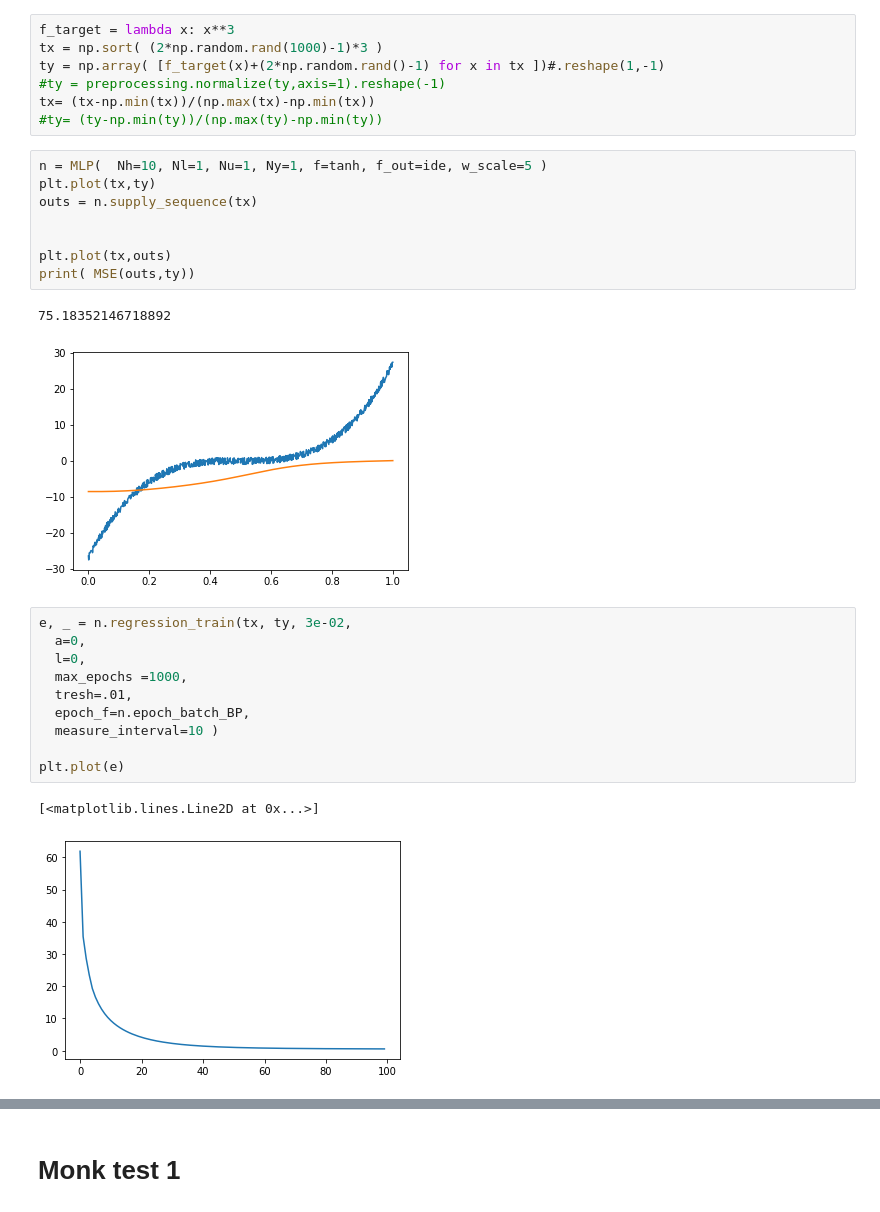
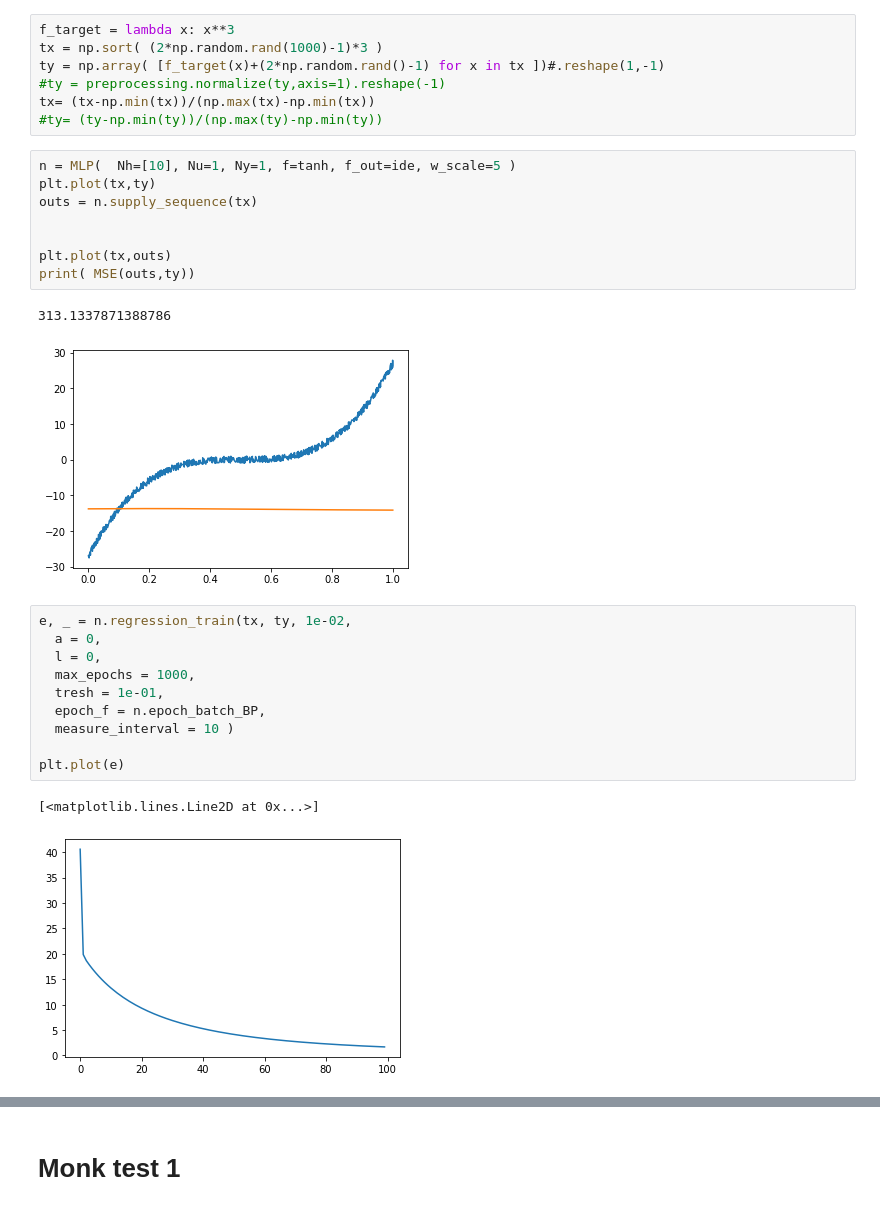
Before and after one commit to sd3ntato/ML-Project, a Jupyter notebook: MLP_Bias.ipynb, the cells around one changed output, grey strips where cells are left out. Drawn from its saved outputs; the diff is of its cells as text.

```diff
--- a/MLP_Bias.ipynb
+++ b/MLP_Bias.ipynb
@@ -15,7 +15,7 @@ ty = np.array( [f_target(x)+(2*np.random.rand()-1) for x in tx ])#.reshape(1,-1)
 tx= (tx-np.min(tx))/(np.max(tx)-np.min(tx))
 #ty= (ty-np.min(ty))/(np.max(ty)-np.min(ty))
 # %%
-n = MLP(  Nh=10, Nl=1, Nu=1, Ny=1, f=tanh, f_out=ide, w_scale=5 )
+n = MLP(  Nh=[10], Nu=1, Ny=1, f=tanh, f_out=ide, w_scale=5 )
 plt.plot(tx,ty)
 outs = n.supply_sequence(tx)
 
@@ -23,21 +23,21 @@ outs = n.supply_sequence(tx)
 plt.plot(tx,outs)
 print( MSE(outs,ty))
 # %% [output]
-75.18352146718892
+313.1337871388786
-[figure, old version]
+[figure, new version]
 # %%
-e, _ = n.regression_train(tx, ty, 3e-02,
-  a=0,
-  l=0,
-  max_epochs =1000,
-  tresh=.01,
-  epoch_f=n.epoch_batch_BP,
-  measure_interval=10 )
+e, _ = n.regression_train(tx, ty, 1e-02,
+  a = 0,
+  l = 0,
+  max_epochs = 1000,
+  tresh = 1e-01,
+  epoch_f = n.epoch_batch_BP,
+  measure_interval = 10 )
 
 plt.plot(e)
 # %% [output]
 [<matplotlib.lines.Line2D at 0x...>]
-[figure, old version]
+[figure, new version]
 # %%
 plt.plot(tx,ty)
 outs = n.supply_sequence(tx)
```
Also changed, not shown: parts of 6 cells of this notebook, 1 other file.
